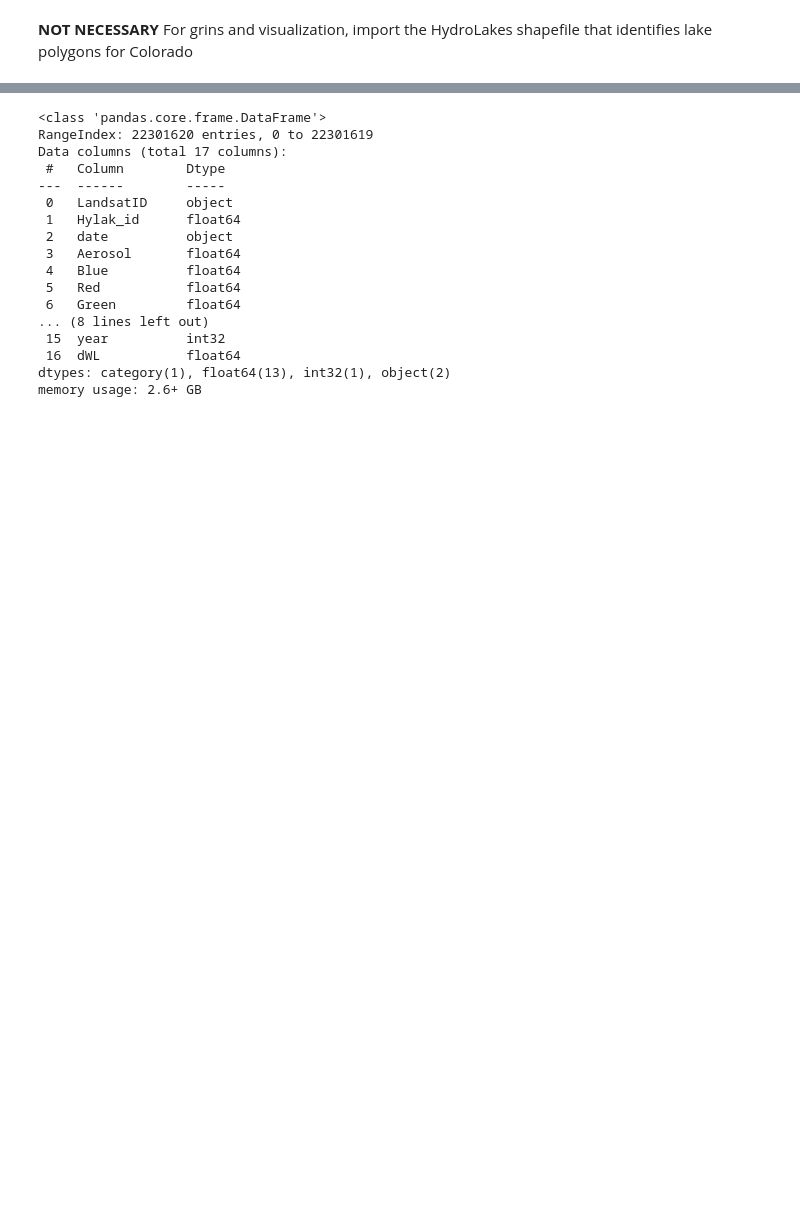
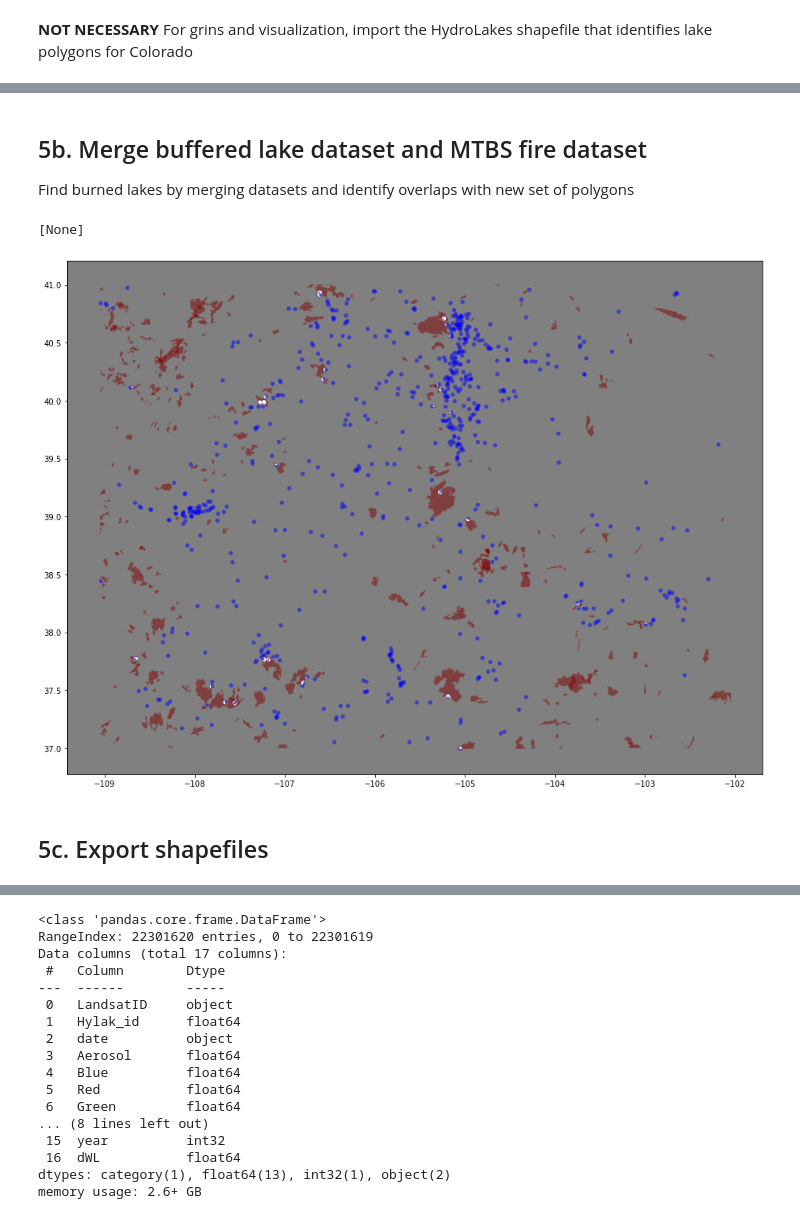
Before and after one commit to earthlab-education/ea-2021-final-project-wildfire_lake_productivity, a Jupyter notebook: 01_download_clip_merge.ipynb, the cells around one changed output, grey strips where cells are left out. Saved outputs shown, nothing was run; the diff lists cells and outputs as text; code cells hidden in the pictures; blank space fills up the shorter version.

```diff
--- a/01_download_clip_merge.ipynb
+++ b/01_download_clip_merge.ipynb
@@ -141,0 +170,23 @@ Projection of dataframe: +init=epsg:32613 +type=crs
+# %%
+# = 'https://edcintl.cr.usgs.gov/downloads/sciweb1/shared/MTBS_Fire/data/composite_data/burned_area_extent_shapefile/mtbs_perimeter_data.zip'
+#mtbs_polys = open_zips(url, colo_shp)
+
+#local_path = 'tmp/'
+#r = requests.get(url)
+#z = zipfile.ZipFile(io.BytesIO(r.content))
+#z.extractall(path=local_path)  # extract to folder
+#filenames = [y for y in sorted(z.namelist()) for ending in [
+#    'dbf', 'prj', 'shp', 'shx'] if y.endswith(ending)]
+#dbf, prj, shp, shx = [filename for filename in filenames]
+#mtbs_polys = gpd.clip(gpd.read_file(
+#    local_path + shp).to_crs(colo_shp.crs), colo_shp)
+
+
+# 1. Write out for future use in other, less memory hungry scripts
+#out_path = os.path.join("data", "mtbs_polys.shp")
+#mtbs_polys.to_file(out_path)
+
+# Comment out download and use this if running script more than once
+in_path = os.path.join("data", "mtbs_polys.shp")
+mtbs_polys = gpd.read_file(in_path)
+print("Projection of dataframe: {}".format(hydro_points.crs))
@@ -141,0 +205,6 @@ Projection of dataframe: +init=epsg:32613 +type=crs
+# %% [markdown]
+## 5b. Merge buffered lake dataset and MTBS fire dataset
+Find burned lakes by merging datasets and identify overlaps with new set of polygons
+# %%
+# Merge fire and lake datasets
+burnedlakes = gpd.overlay(hydro_points, mtbs_polys,  how ='intersection', keep_geom_type=False)
@@ -141,0 +219,20 @@ Projection of dataframe: +init=epsg:32613 +type=crs
+# %%
+fig, ax = plt.subplots(figsize=(16, 12))
+
+mtbs_polys['geometry'].plot(ax = ax,
+                     color='maroon',
+                           alpha=0.5);
+
+hydro_points['geometry'].plot(ax=ax,
+                color='blue',
+                alpha=0.5);
+
+burnedlakes['geometry'].plot(ax=ax, color = 'white');
+
+ax.set(facecolor = "grey")
+#.set_axis_off()
+# %% [output]
+[None]
+[figure, added]
+# %% [markdown]
+## 5c. Export shapefiles
```
Also changed, not shown: parts of 49 cells of this notebook, 2 other files.
